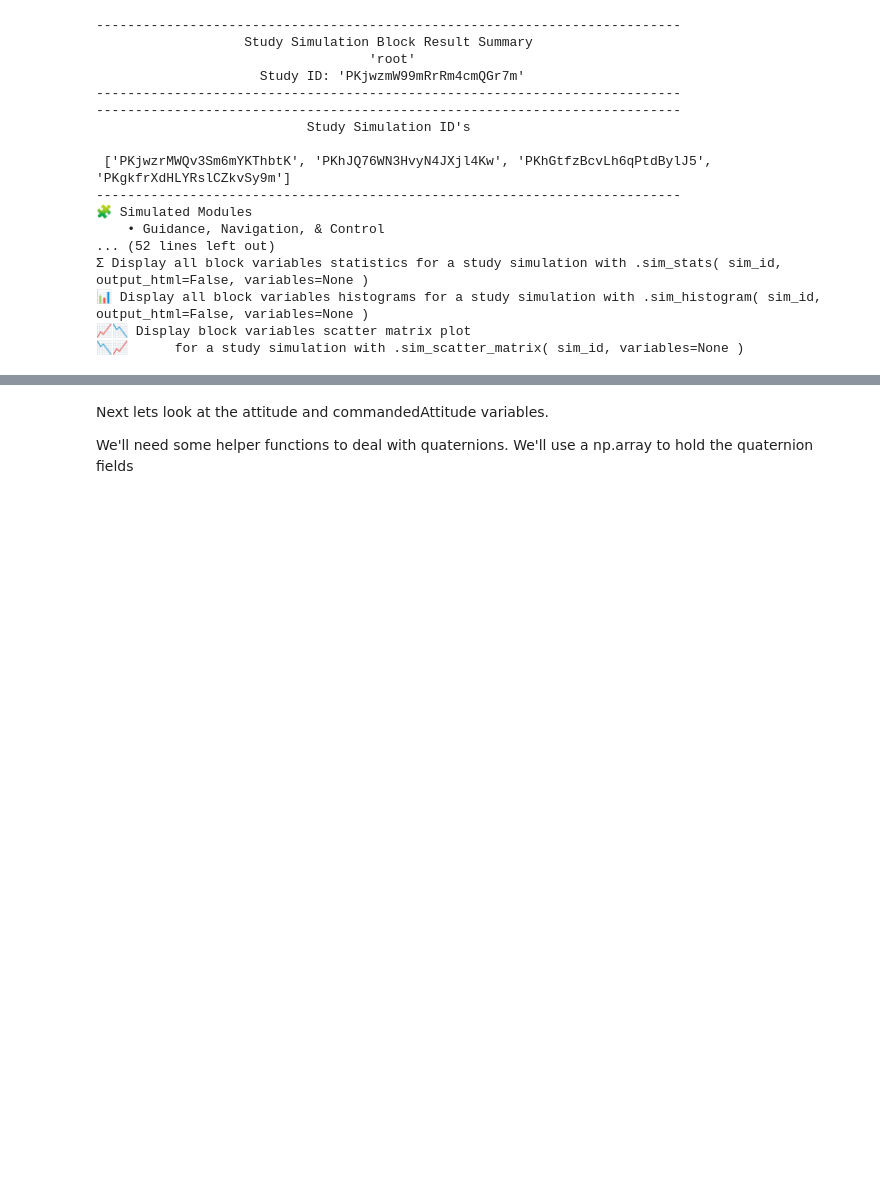
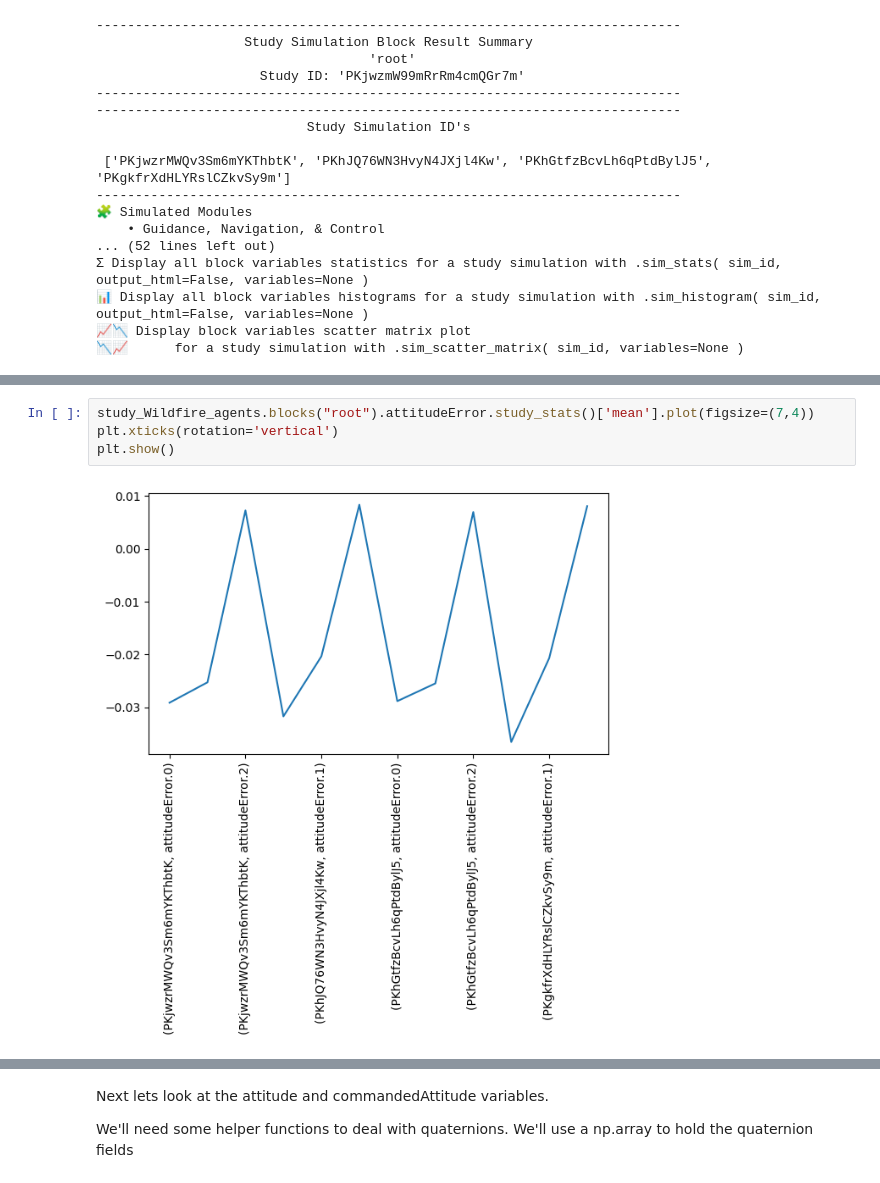
Before and after one commit to sedaro/modsim-notebooks, a Jupyter notebook: Studies/Example_Wildfire_Battery_Tradespace.ipynb, the cells around one changed output, grey strips where cells are left out. Drawn from its saved outputs; the diff is of its cells as text; blank space fills up the shorter version.

```diff
--- a/Studies/Example_Wildfire_Battery_Tradespace.ipynb
+++ b/Studies/Example_Wildfire_Battery_Tradespace.ipynb
@@ -642,3 +683,9 @@ plt.show()
+# %%
+study_Wildfire_agents.blocks("root").attitudeError.study_stats()['mean'].plot(figsize=(7,4))
+plt.xticks(rotation='vertical')
+plt.show()
+# %% [output]
+[figure, added]
 # %% [markdown]
 Which tells us the agent rolled more with  second(SAR-10237) and third(SAR-10239) batteries and the Agent with the P33081 rolled the least.
 
```
Also changed, not shown: parts of 35 cells of this notebook.
